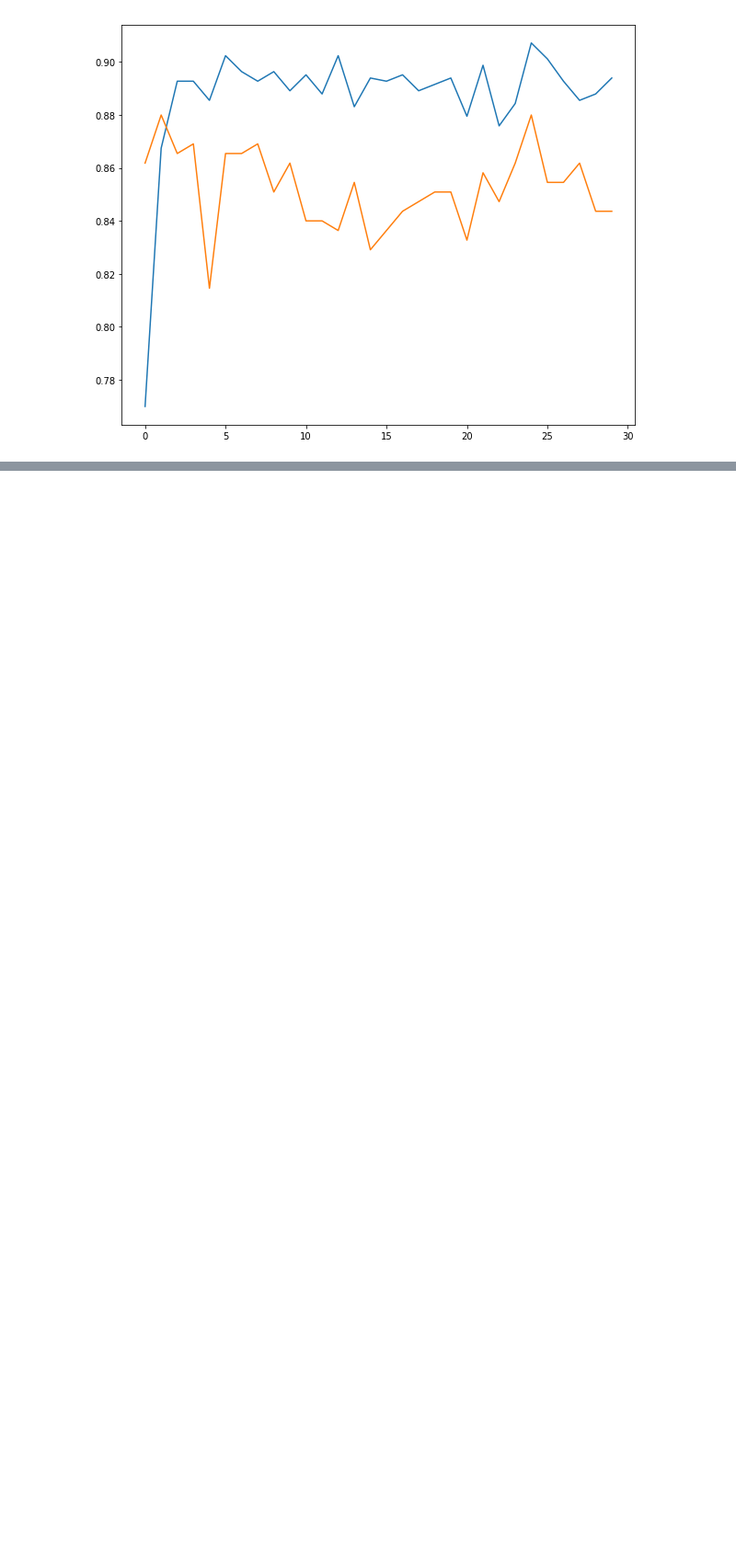
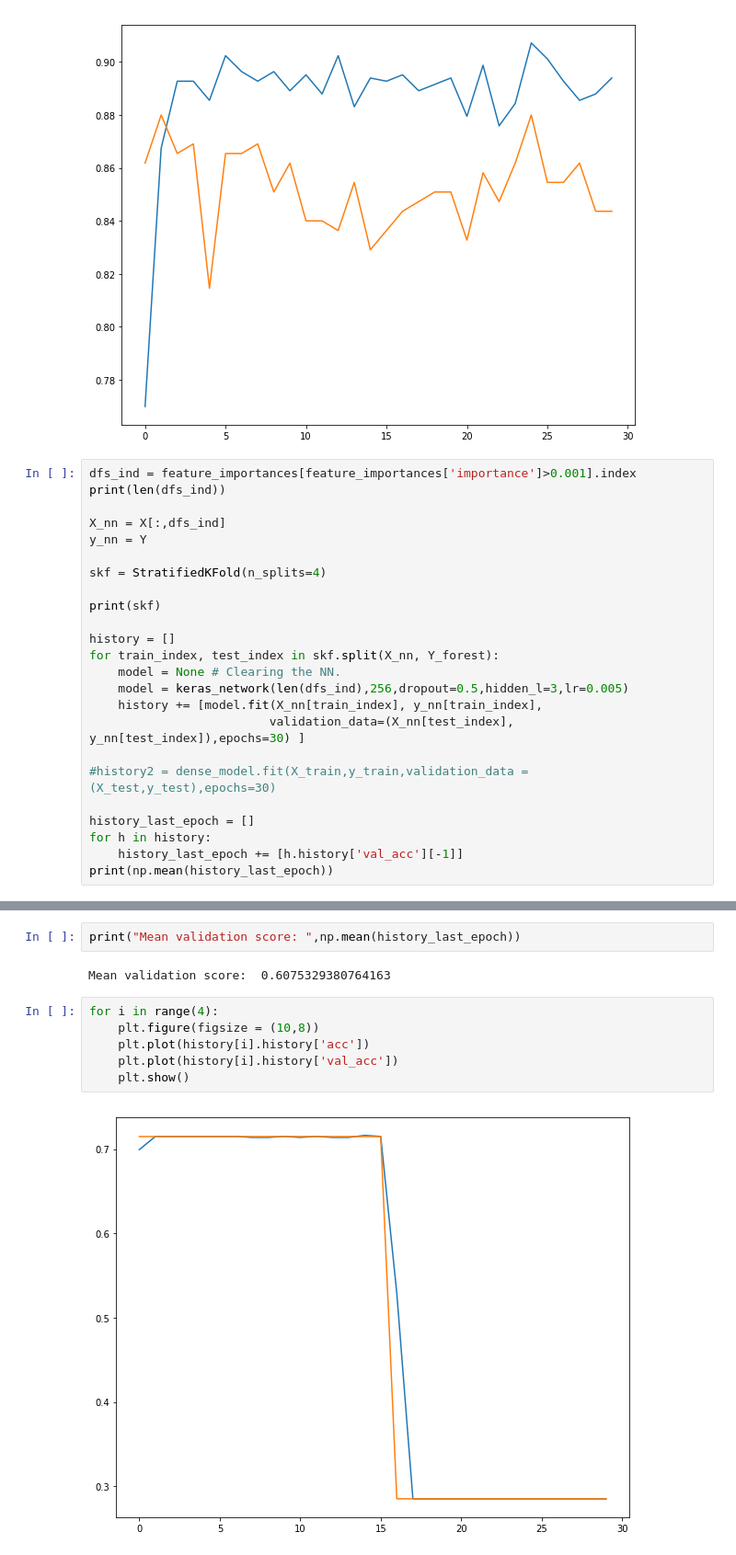
Before and after one commit to Felor/dfs, a Jupyter notebook: Keras DFS.ipynb, the cells around one changed output, grey strips where cells are left out. Shown at 92% size. Saved outputs shown, nothing was run; the diff lists cells and outputs as text; blank space fills up the shorter version.

```diff
--- a/Keras DFS.ipynb
+++ b/Keras DFS.ipynb
@@ -462,3 +462,27 @@ for i in range(4):
 [figure]
 [figure]
 [figure]
+# %%
+dfs_ind = feature_importances[feature_importances['importance']>0.001].index
+print(len(dfs_ind))
+
+X_nn = X[:,dfs_ind]
+y_nn = Y
+
+skf = StratifiedKFold(n_splits=4)
+
+print(skf)
+
+history = []
+for train_index, test_index in skf.split(X_nn, Y_forest):
+    model = None # Clearing the NN.
+    model = keras_network(len(dfs_ind),256,dropout=0.5,hidden_l=3,lr=0.005)
+    history += [model.fit(X_nn[train_index], y_nn[train_index],
+                         validation_data=(X_nn[test_index], y_nn[test_index]),epochs=30) ]
+
+#history2 = dense_model.fit(X_train,y_train,validation_data = (X_test,y_test),epochs=30)
+
+history_last_epoch = []
+for h in history:
+    history_last_epoch += [h.history['val_acc'][-1]]
+print(np.mean(history_last_epoch))
@@ -464,0 +507,12 @@ for i in range(4):
+# %%
+print("Mean validation score: ",np.mean(history_last_epoch))
+# %% [output]
+Mean validation score:  0.6075329380764163
+# %%
+for i in range(4):
+    plt.figure(figsize = (10,8))
+    plt.plot(history[i].history['acc'])
+    plt.plot(history[i].history['val_acc'])
+    plt.show()
+# %% [output]
+[figure, added]
```
Also changed, not shown: parts of 3 cells of this notebook.
